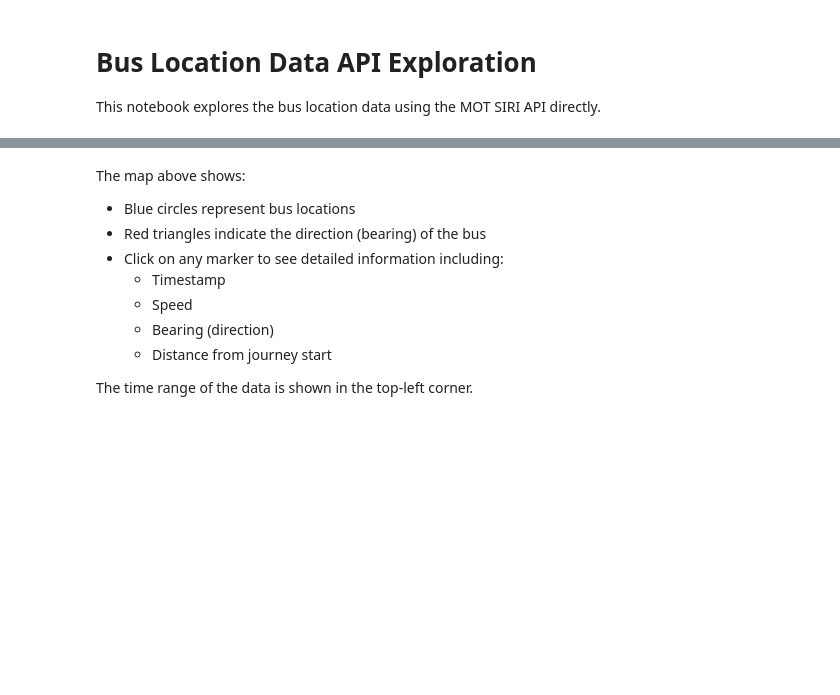
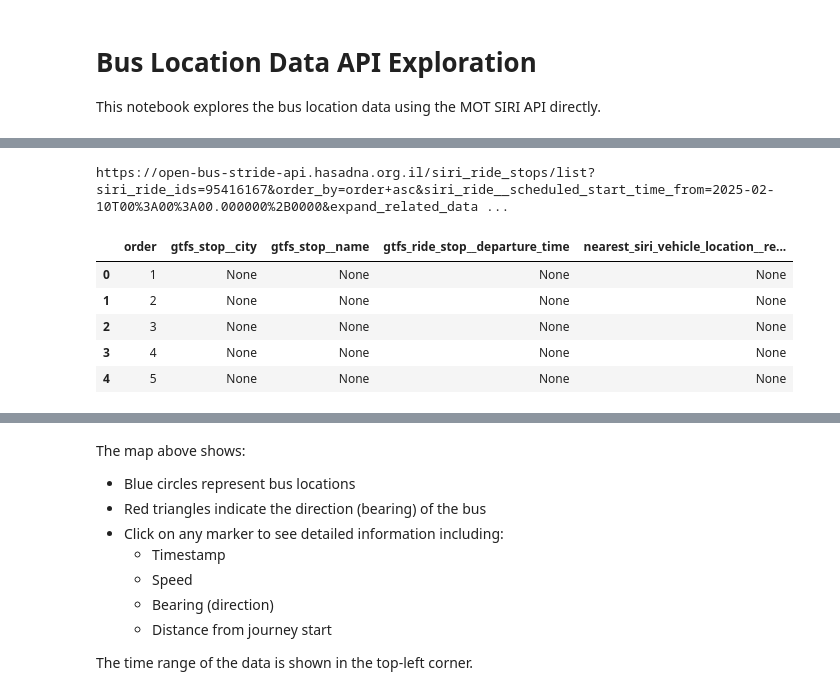
Before and after one commit to jonzarecki/bus_line_tracker, a Jupyter notebook: bus_location_exploration.ipynb, the cells around one changed output, grey strips where cells are left out. Cells and saved outputs as stored; diff of their text form; code cells hidden in the pictures; blank space fills up the shorter version.

```diff
--- a/bus_location_exploration.ipynb
+++ b/bus_location_exploration.ipynb
@@ -71,16 +102,25 @@ siri_ride
 # %%
 # Get stops for the ride
 siri_ride_stops = stride.get('/siri_ride_stops/list', {
     'siri_ride_ids': str(siri_ride['id']),
     'order_by': 'order asc',
+    'siri_ride__scheduled_start_time_from': datetime.datetime.combine(chosen_date, datetime.time(), datetime.timezone.utc),
     'expand_related_data': True
 }, pre_requests_callback='print')
 df = pd.DataFrame(siri_ride_stops)
-# df.loc[:, [
-#     'order', 'gtfs_stop__city', 'gtfs_stop__name', 'gtfs_ride_stop__departure_time',
-#     'nearest_siri_vehicle_location__recorded_at_time'
-# ]]
-df
+df.loc[:, [
+    'order', 'gtfs_stop__city', 'gtfs_stop__name', 'gtfs_ride_stop__departure_time',
+    'nearest_siri_vehicle_location__recorded_at_time'
+]].head()
+# df.head()
+# %% [output]
+https://open-bus-stride-api.hasadna.org.il/siri_ride_stops/list?siri_ride_ids=95416167&order_by=order+asc&siri_ride__scheduled_start_time_from=2025-02-10T00%3A00%3A00.000000%2B0000&expand_related_data ...
+|  | order | gtfs_stop__city | gtfs_stop__name | gtfs_ride_stop__departure_time | nearest_siri_vehicle_location__re... |
+| 0 | 1 | None | None | None | None |
+| 1 | 2 | None | None | None | None |
+| 2 | 3 | None | None | None | None |
+| 3 | 4 | None | None | None | None |
+| 4 | 5 | None | None | None | None |
 # %%
 # Helper function for date localization
 def localize_dates(data, dt_columns = None):
```
Also changed, not shown: parts of 5 cells of this notebook, 5 other files.
